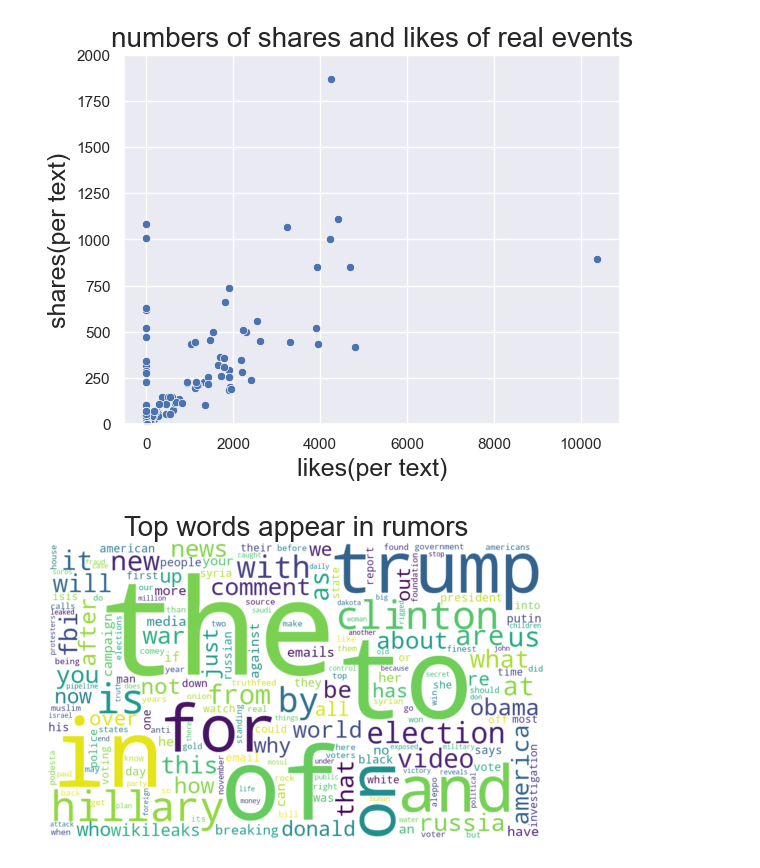
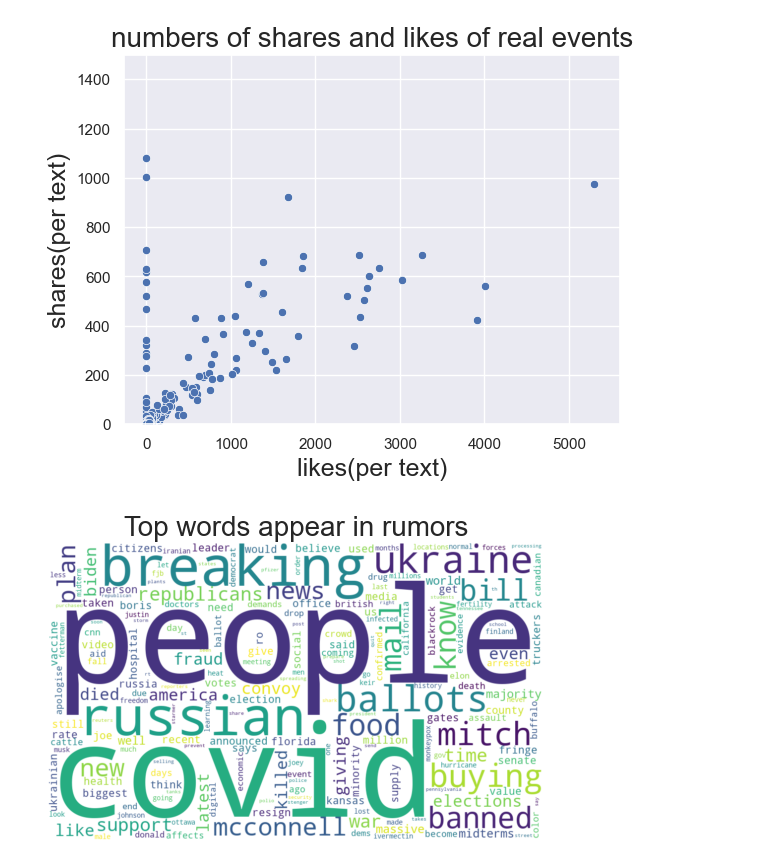
Before and after one commit to anly501/anly-501-project-FlynnFlag, a Jupyter notebook: codes/03-explore-data/EDA.ipynb, the cells around one changed output. Cells and saved outputs as stored; diff of their text form; code cells hidden in the pictures.

```diff
--- a/codes/03-explore-data/EDA.ipynb
+++ b/codes/03-explore-data/EDA.ipynb
@@ -61,33 +68,52 @@ df2
 # %%
 truth=sns.scatterplot(y=df2["retweet_count"],x=df2["favorite_count"])
 #set the range of y axis to drop the outliner
-truth.set_ylim(0,2000)
+truth.set_ylim(0,1500)
 truth.set_title("numbers of shares and likes of real events",fontsize=20)
 truth.set_xlabel("likes(per text)",fontsize=18)
 truth.set_ylabel("shares(per text)",fontsize=18)
 plt.savefig("../../501-project-website/images/truth_shares_likes")
 # %% [output]
-[figure, old version]
+[figure, new version]
+# %%
+import re
+from sklearn.feature_extraction.text import CountVectorizer
+import nltk
+from nltk.corpus import stopwords
+import scipy.sparse as sp
+ru=pd.read_csv('../../data/01-modified-data/cleaned_rumor_manually.csv')
+# clean the sentence so that we only have English words.
+ru["text"]=ru['text'].apply(lambda x:re.sub('[^a-zA-Z]',' ',x))
+#create the model and fit the model to the data
+stopwords=list(set(stopwords.words('english')))
+vectorizer = CountVectorizer(stop_words=stopwords)
+# change the dtype to int32 to decrease the size of data.
+matrix = vectorizer.fit_transform(ru.text).astype("int32")
+#transform the result to a dataframe
+counts = pd.DataFrame(matrix.toarray(),columns=vectorizer.get_feature_names_out(),index=ru.twitter_id)
+#merge the dfs
+ru=pd.merge(ru,counts,on="twitter_id")
+#drop the uuid,which is useless
+ru.drop(columns=("twitter_id"),inplace=True)
 # %%
 import numpy
 import matplotlib.pyplot as plt
 import pandas as pd
-from wordcloud import WordCloud
-ru=pd.read_csv('../../data/01-modified-data/labeled_rumor_python.csv')#load data
-word=ru.loc[:,"abandon":]#select all the words columns
+from wordcloud import WordCloud,STOPWORDS
+word=ru.loc[:,"abc":]#select all the words columns
 frequencies=word.sum().to_dict()# transform the columns to dictionary so that we can generate the wordcloud based on the columns
 wc = WordCloud(
     background_color="white",  #background color
     width=1000,
-    height=600
+    height=600,
     )
 #generate word cloud
 #wc.to_file(r"C:\Users\admin\Desktop\wel.jpg")
 wc.generate_from_frequencies(frequencies)
 # show
 plt.imshow(wc, interpolation='bilinear')
 plt.axis("off")
 plt.title("Top words appear in rumors",fontsize=20)
 plt.savefig("../../501-project-website/images/rumors_wordclouds")
 # %% [output]
-[figure, old version]
+[figure, new version]
```
Also changed, not shown: parts of 8 cells of this notebook, 20 other files.
